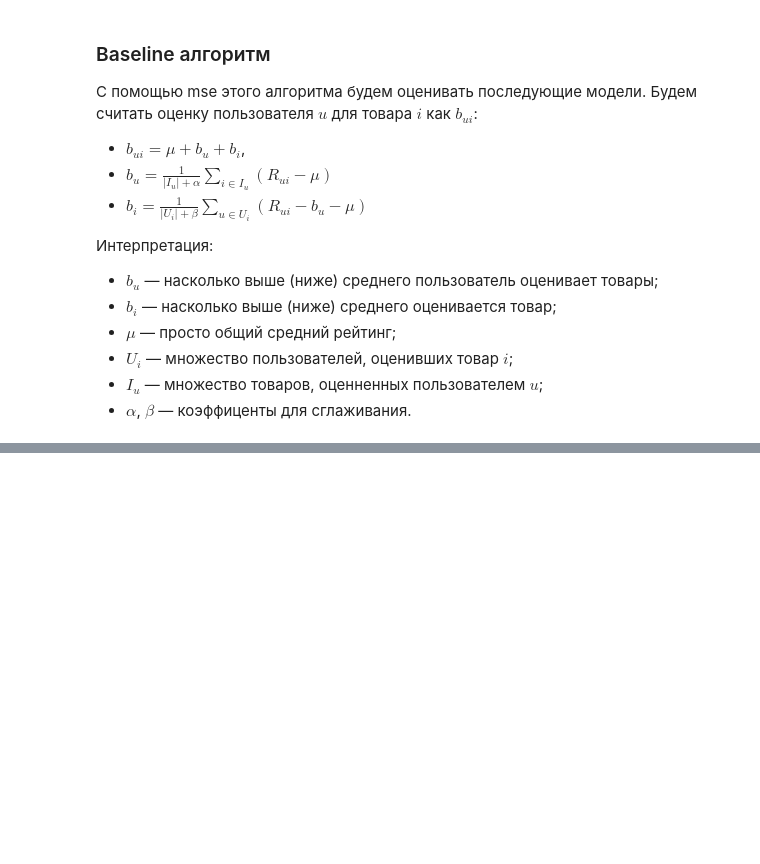
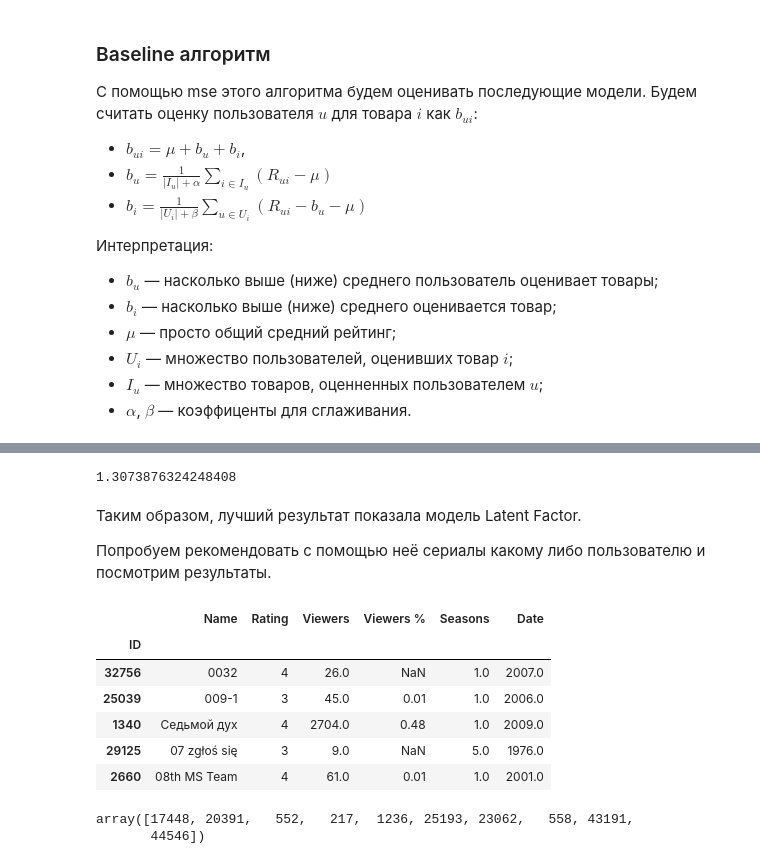
Before and after one commit to besteady/spheremailru_project, a Jupyter notebook: src/rec_sys.ipynb, the cells around one changed output, grey strips where cells are left out. Cells and saved outputs as stored; diff of their text form; code cells hidden in the pictures; blank space fills up the shorter version.

```diff
--- a/src/rec_sys.ipynb
+++ b/src/rec_sys.ipynb
@@ -257,0 +396,37 @@ KeyboardInterrupt:
+# %%
+pred = np.zeros(len(test))
+
+for i in range(len(pred)):
+    uid, sid, _ = list(test.values[i, :])
+
+    ind1 = (train_table.index.values == uid)
+    ind2 = (train_table.columns.values == sid)
+
+    if len(ind1[ind1 == True]) == 0 or \
+        len(ind2[ind2 == True]) == 0:
+        pred[i] = 0
+        continue
+
+    pred[i] = b + b_u[ind1] + b_i[ind2] + P[ind1, :].dot(Q[ind2, :].T)
+
+print(mean_squared_error(test.values[:, 2], pred))
+# %% [output]
+1.3073876324248408
+# %% [markdown]
+Таким образом, лучший результат показала модель Latent Factor.
+
+Попробуем рекомендовать с помощью неё сериалы какому либо пользователю и посмотрим результаты.
+# %%
+df_shows = pd.read_csv('./serials.csv')
+# %%
+df_shows.index = df_shows.ID
+df_shows.drop(columns=['ID'], inplace=True)
+df_shows.head()
+# %% [output]
+|  | Name | Rating | Viewers | Viewers % | Seasons | Date |
+| ID |  |  |  |  |  |  |
+| 32756 | 0032 | 4 | 26.0 | NaN | 1.0 | 2007.0 |
+| 25039 | 009-1 | 3 | 45.0 | 0.01 | 1.0 | 2006.0 |
+| 1340 | Седьмой дух | 4 | 2704.0 | 0.48 | 1.0 | 2009.0 |
+| 29125 | 07 zgłoś się | 3 | 9.0 | NaN | 5.0 | 1976.0 |
+| 2660 | 08th MS Team | 4 | 61.0 | 0.01 | 1.0 | 2001.0 |
@@ -257,0 +440,5 @@ KeyboardInterrupt:
+# %%
+top_show_ind
+# %% [output]
+array([17448, 20391,   552,   217,  1236, 25193, 23062,   558, 43191,
+       44546])
```
Also changed, not shown: parts of 28 cells of this notebook.
